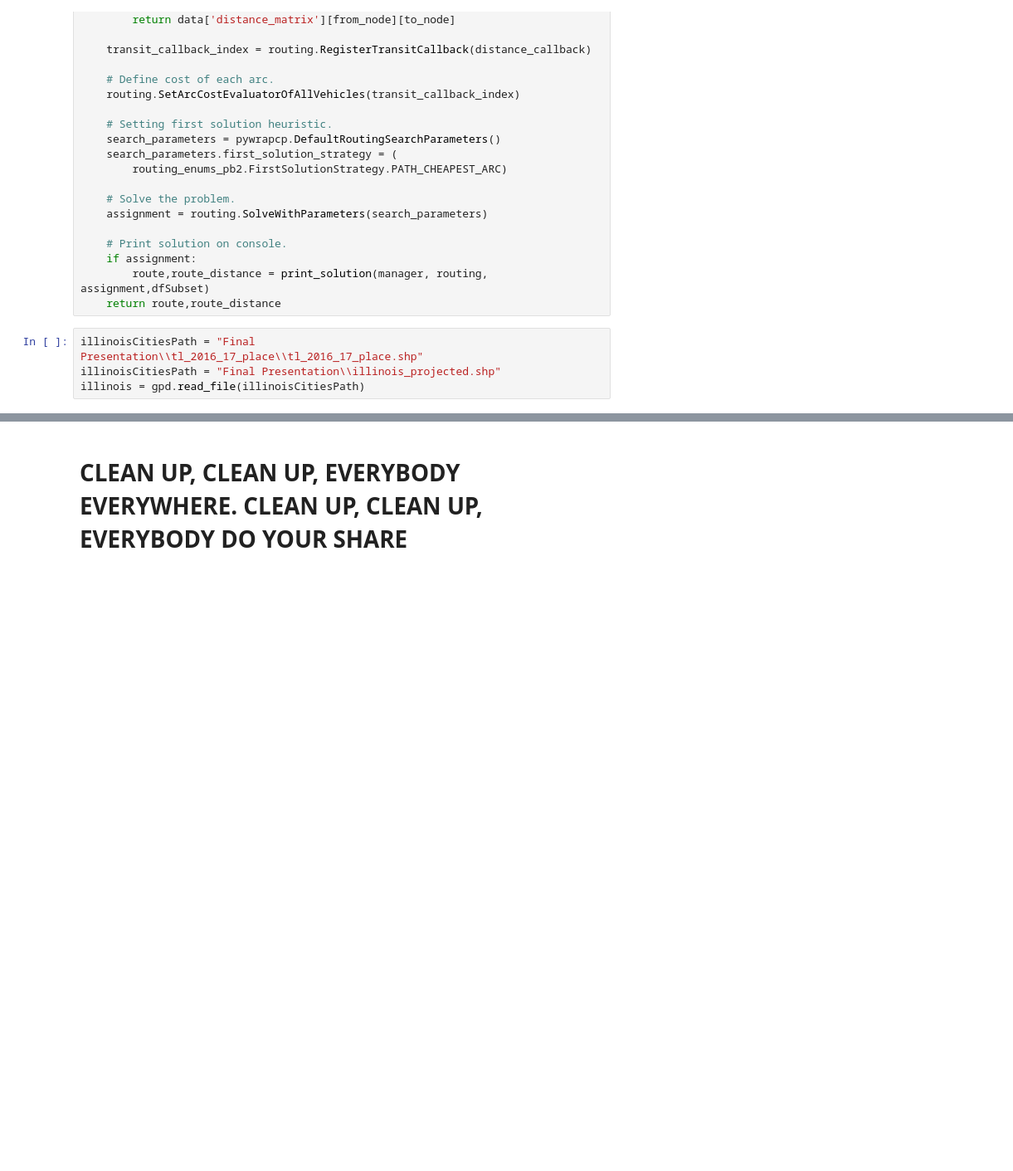
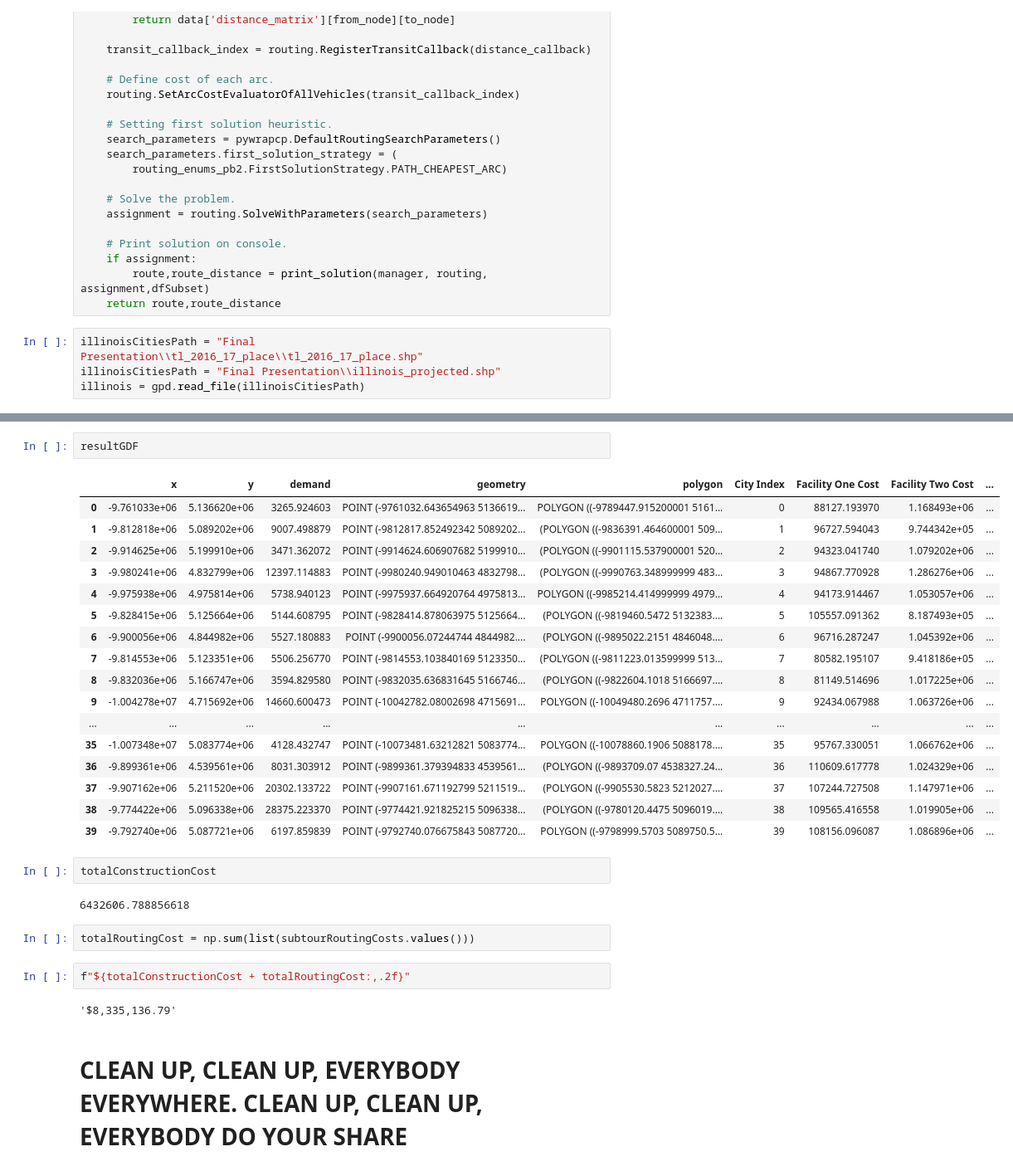
Before and after one commit to noahgarfinkle/ReservoirRegressionTrees, a Jupyter notebook: GroupProject.ipynb, the cells around one changed output, grey strips where cells are left out. Shown at 83% size. Drawn from its saved outputs; the diff is of its cells as text; blank space fills up the shorter version.

```diff
--- a/GroupProject.ipynb
+++ b/GroupProject.ipynb
@@ -358,3 +523,33 @@ Text(721.4, 0.5, 'City')
+# %%
+resultGDF
+# %% [output]
+|  | x | y | demand | geometry | polygon | City Index | Facility One Cost | Facility Two Cost | ... |
+| 0 | -9.761033e+06 | 5.136620e+06 | 3265.924603 | POINT (-9761032.643654963 5136619... | POLYGON ((-9789447.915200001 5161... | 0 | 88127.193970 | 1.168493e+06 | ... |
+| 1 | -9.812818e+06 | 5.089202e+06 | 9007.498879 | POINT (-9812817.852492342 5089202... | (POLYGON ((-9836391.464600001 509... | 1 | 96727.594043 | 9.744342e+05 | ... |
+| 2 | -9.914625e+06 | 5.199910e+06 | 3471.362072 | POINT (-9914624.606907682 5199910... | (POLYGON ((-9901115.537900001 520... | 2 | 94323.041740 | 1.079202e+06 | ... |
+| 3 | -9.980241e+06 | 4.832799e+06 | 12397.114883 | POINT (-9980240.949010463 4832798... | (POLYGON ((-9990763.348999999 483... | 3 | 94867.770928 | 1.286276e+06 | ... |
+| 4 | -9.975938e+06 | 4.975814e+06 | 5738.940123 | POINT (-9975937.664920764 4975813... | POLYGON ((-9985214.414999999 4979... | 4 | 94173.914467 | 1.053057e+06 | ... |
+| 5 | -9.828415e+06 | 5.125664e+06 | 5144.608795 | POINT (-9828414.878063975 5125664... | (POLYGON ((-9819460.5472 5132383.... | 5 | 105557.091362 | 8.187493e+05 | ... |
+| 6 | -9.900056e+06 | 4.844982e+06 | 5527.180883 | POINT (-9900056.07244744 4844982.... | (POLYGON ((-9895022.2151 4846048.... | 6 | 96716.287247 | 1.045392e+06 | ... |
+| 7 | -9.814553e+06 | 5.123351e+06 | 5506.256770 | POINT (-9814553.103840169 5123350... | (POLYGON ((-9811223.013599999 513... | 7 | 80582.195107 | 9.418186e+05 | ... |
+| 8 | -9.832036e+06 | 5.166747e+06 | 3594.829580 | POINT (-9832035.636831645 5166746... | (POLYGON ((-9822604.1018 5166697.... | 8 | 81149.514696 | 1.017225e+06 | ... |
+| 9 | -1.004278e+07 | 4.715692e+06 | 14660.600473 | POINT (-10042782.08002698 4715691... | POLYGON ((-10049480.2696 4711757.... | 9 | 92434.067988 | 1.063726e+06 | ... |
+| ... | ... | ... | ... | ... | ... | ... | ... | ... | ... |
+| 35 | -1.007348e+07 | 5.083774e+06 | 4128.432747 | POINT (-10073481.63212821 5083774... | POLYGON ((-10078860.1906 5088178.... | 35 | 95767.330051 | 1.066762e+06 | ... |
+| 36 | -9.899361e+06 | 4.539561e+06 | 8031.303912 | POINT (-9899361.379394833 4539561... | (POLYGON ((-9893709.07 4538327.24... | 36 | 110609.617778 | 1.024329e+06 | ... |
+| 37 | -9.907162e+06 | 5.211520e+06 | 20302.133722 | POINT (-9907161.671192799 5211519... | (POLYGON ((-9905530.5823 5212027.... | 37 | 107244.727508 | 1.147971e+06 | ... |
+| 38 | -9.774422e+06 | 5.096338e+06 | 28375.223370 | POINT (-9774421.921825215 5096338... | (POLYGON ((-9780120.4475 5096019.... | 38 | 109565.416558 | 1.019905e+06 | ... |
+| 39 | -9.792740e+06 | 5.087721e+06 | 6197.859839 | POINT (-9792740.076675843 5087720... | POLYGON ((-9798999.5703 5089750.5... | 39 | 108156.096087 | 1.086896e+06 | ... |
+# %%
+totalConstructionCost
+# %% [output]
+6432606.788856618
+# %%
+totalRoutingCost = np.sum(list(subtourRoutingCosts.values()))
+# %%
+f"${totalConstructionCost + totalRoutingCost:,.2f}"
+# %% [output]
+'$8,335,136.79'
 # %% [markdown]
 # **CLEAN UP, CLEAN UP, EVERYBODY EVERYWHERE.  CLEAN UP, CLEAN UP, EVERYBODY DO YOUR SHARE**
 # %%
```
Also changed, not shown: parts of 9 cells of this notebook.
